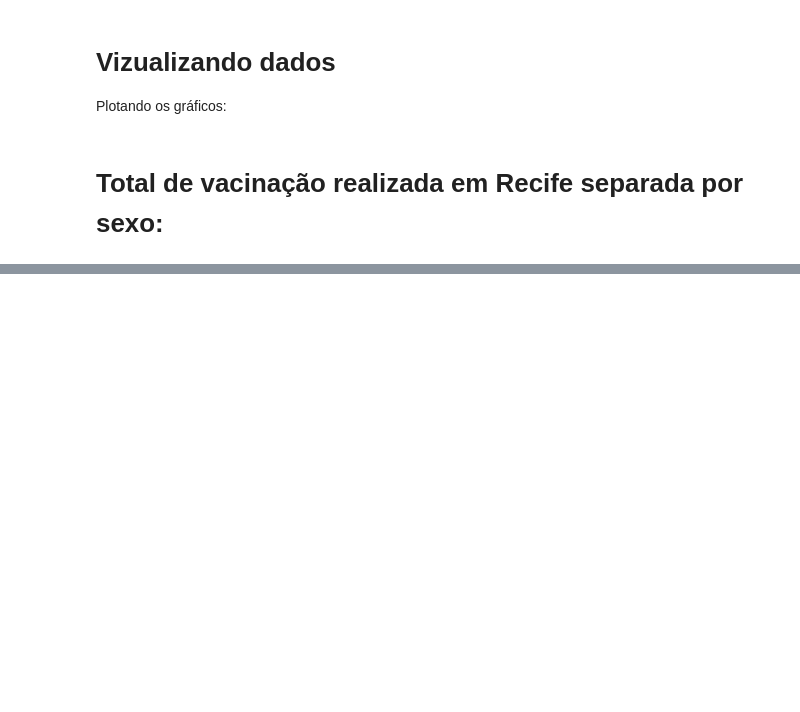
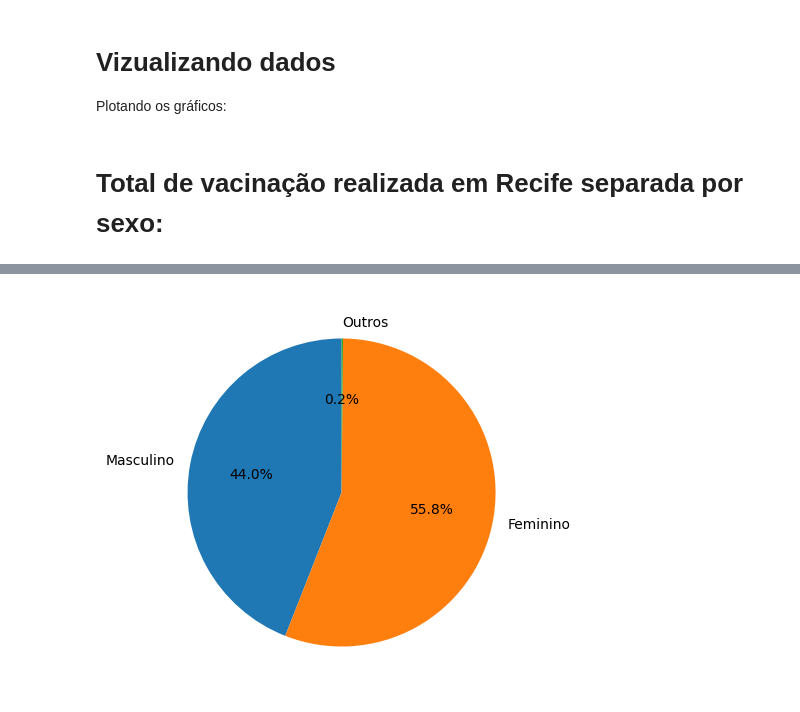
Before and after one commit to guilopesrbc/projetoP1, a Jupyter notebook: analise_sexo.ipynb, the cells around one changed output, grey strips where cells are left out. Saved outputs shown, nothing was run; the diff lists cells and outputs as text; code cells hidden in the pictures; blank space fills up the shorter version.

```diff
--- a/analise_sexo.ipynb
+++ b/analise_sexo.ipynb
@@ -72,0 +71,12 @@ IndexError: invalid index to scalar variable.
+# %%
+qtdmasculino = dt[masculino_1dose].count()[0]
+qtdfeminino = dt[feminino_1dose].count()[0]
+qtdoutros = dt[outros_1dose].count()[0]
+valores = [qtdmasculino, qtdfeminino, qtdoutros]
+rotulos = ['Masculino', 'Feminino', 'Outros']
+
+plt.figure(figsize=(7,5))
+plt.pie(x=valores, labels=rotulos, autopct='%1.1f%%', startangle=90)
+plt.show()
+# %% [output]
+[figure, added]
```
Also changed, not shown: parts of 3 cells of this notebook.
